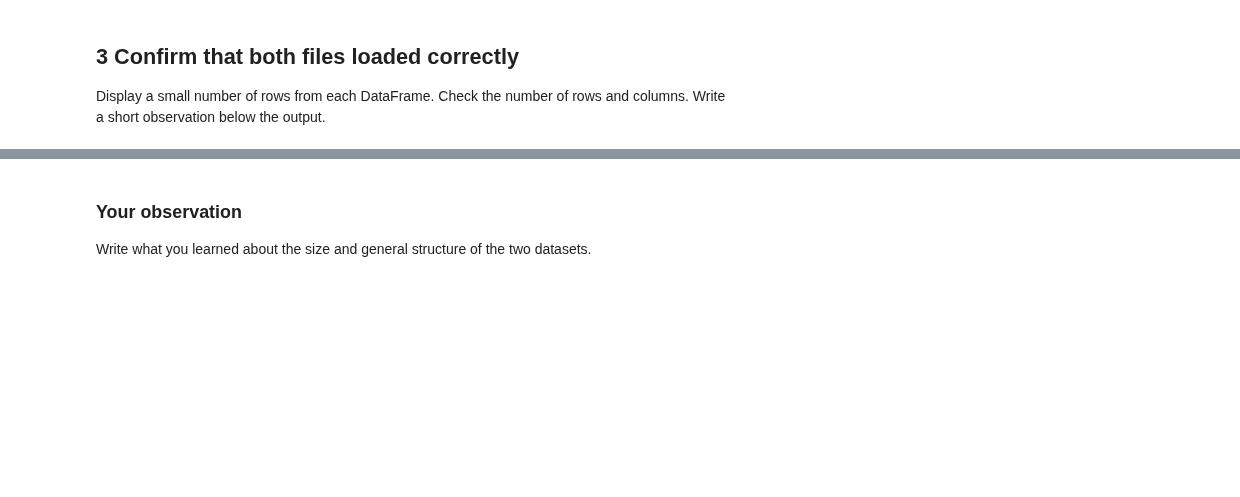
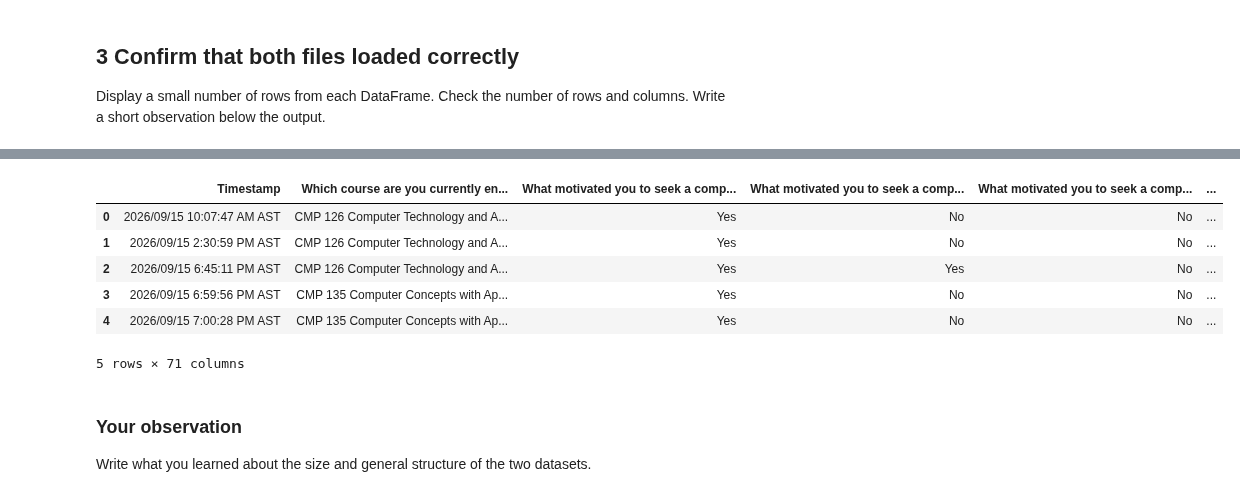
Before and after one commit to hendersongiovann-tech/Project-01-part-01-Data-Cleaning, a Jupyter notebook: Project01-DataCleaning.ipynb, the cells around one changed output, grey strips where cells are left out. Drawn from its saved outputs; the diff is of its cells as text; code cells hidden in the pictures; blank space fills up the shorter version.

```diff
--- a/Project01-DataCleaning.ipynb
+++ b/Project01-DataCleaning.ipynb
@@ -31,3 +46,13 @@ Display a small number of rows from each DataFrame. Check the number of rows and
+# %%
+non_majors_survey.head()
+# %% [output]
+|  | Timestamp | Which course are you currently en... | What motivated you to seek a comp... | What motivated you to seek a comp... | What motivated you to seek a comp... | ... |
+| 0 | 2026/09/15 10:07:47 AM AST | CMP 126 Computer Technology and A... | Yes | No | No | ... |
+| 1 | 2026/09/15 2:30:59 PM AST | CMP 126 Computer Technology and A... | Yes | No | No | ... |
+| 2 | 2026/09/15 6:45:11 PM AST | CMP 126 Computer Technology and A... | Yes | Yes | No | ... |
+| 3 | 2026/09/15 6:59:56 PM AST | CMP 135 Computer Concepts with Ap... | Yes | No | No | ... |
+| 4 | 2026/09/15 7:00:28 PM AST | CMP 135 Computer Concepts with Ap... | Yes | No | No | ... |
+5 rows × 71 columns
 # %% [markdown]
 ### Your observation
 
```
Also changed, not shown: parts of 24 cells of this notebook, 3 other files.
